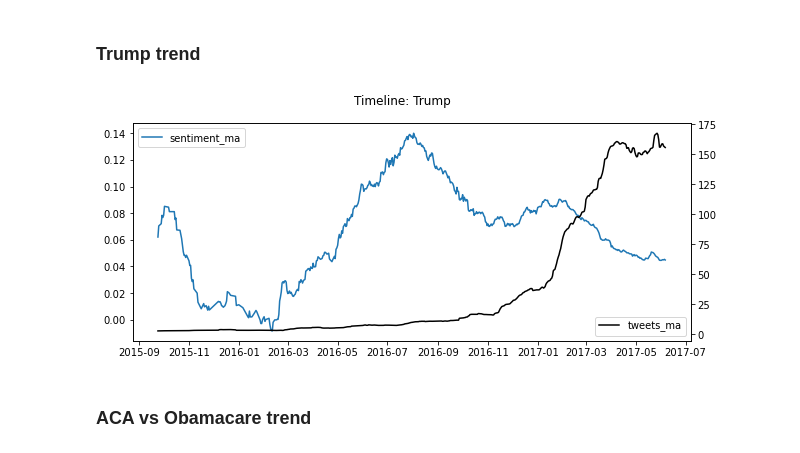
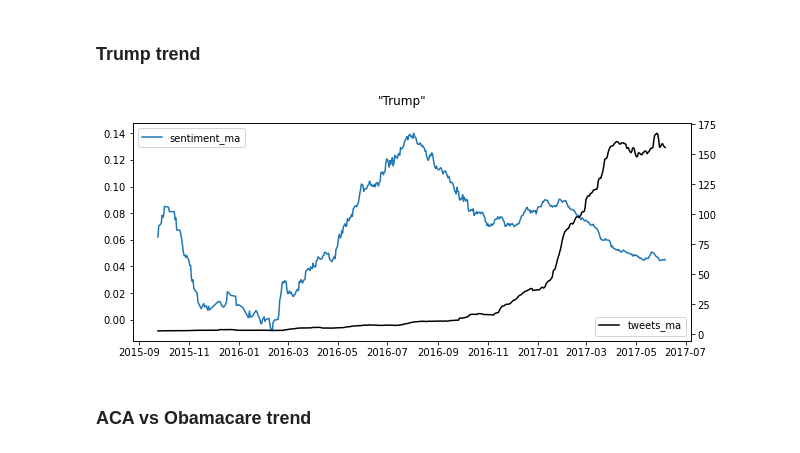
Before and after one commit to noahberhe/Lobbyists4America, a Jupyter notebook: Lobbyists4America.ipynb, the cells around one changed output. Cells and saved outputs as stored; diff of their text form; code cells hidden in the pictures.

```diff
--- a/Lobbyists4America.ipynb
+++ b/Lobbyists4America.ipynb
@@ -650,29 +643,10 @@ ax1.legend(loc='lower right');
 # %% [markdown]
 ### Trump trend
-# %%
-'''Plot 90-day moving averages for sentiment and num_tweets for Trump tweets'''
-trump_trend_pdf = tweets_sent.select(to_date(from_unixtime(col('created_at'))).alias('date'),'sentiment','id')\
-                            .filter('text LIKE "%Trump%" and text NOT LIKE "%Trumpcare%"')\
-                            .groupby('date').agg({'sentiment':'avg','id':'count'})\
-                            .orderBy('date')\
-                            .withColumnRenamed('avg(sentiment)','sentiment')\
-                            .withColumnRenamed('count(id)','num_tweets')\
-                            .toPandas()
-
-rolling_sentiment = trump_trend_pdf.sentiment.rolling(window=90).mean()
-rolling_tweets = trump_trend_pdf.num_tweets.rolling(window=90).mean()
-
-fig, ax = plt.subplots(figsize=(10,4), sharex=True)
-fig.suptitle('Timeline: Trump')
-
-ax0 = plt.subplot(111)
-ax1 = ax0.twinx()
-
-ax0.plot(trump_trend_pdf.date, rolling_sentiment,label='sentiment_ma')
-ax0.legend(loc='upper left')
-ax1.plot(trump_trend_pdf.date, rolling_tweets,label='tweets_ma',c='k')
-ax1.legend(loc='lower right');
-# %% [output]
-[figure, removed]
+# %%
+plot_trend(chart_title='"Trump"',
+           with_filter=True,
+           filter_string='text LIKE "%Trump%" and text NOT LIKE "%Trumpcare%"')
+# %% [output]
+[figure, added]
 # %% [markdown]
 ### ACA vs Obamacare trend
```
Also changed, not shown: parts of 16 cells of this notebook.
